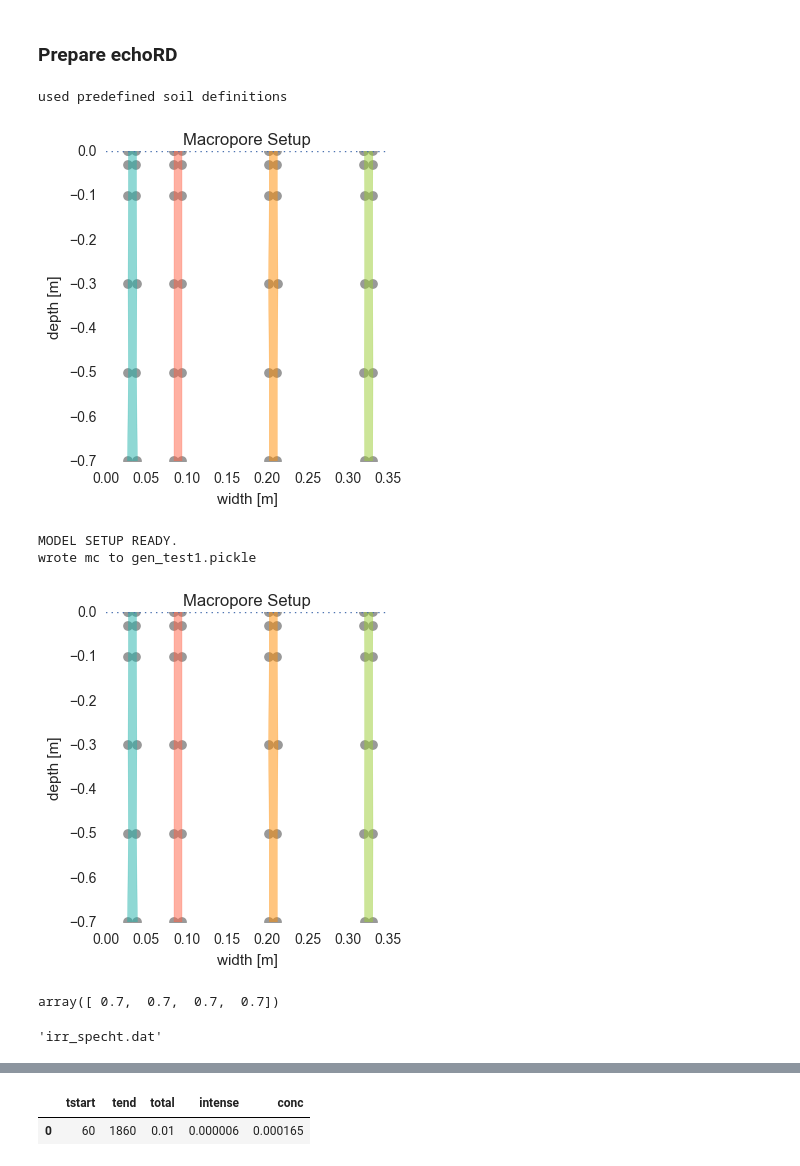
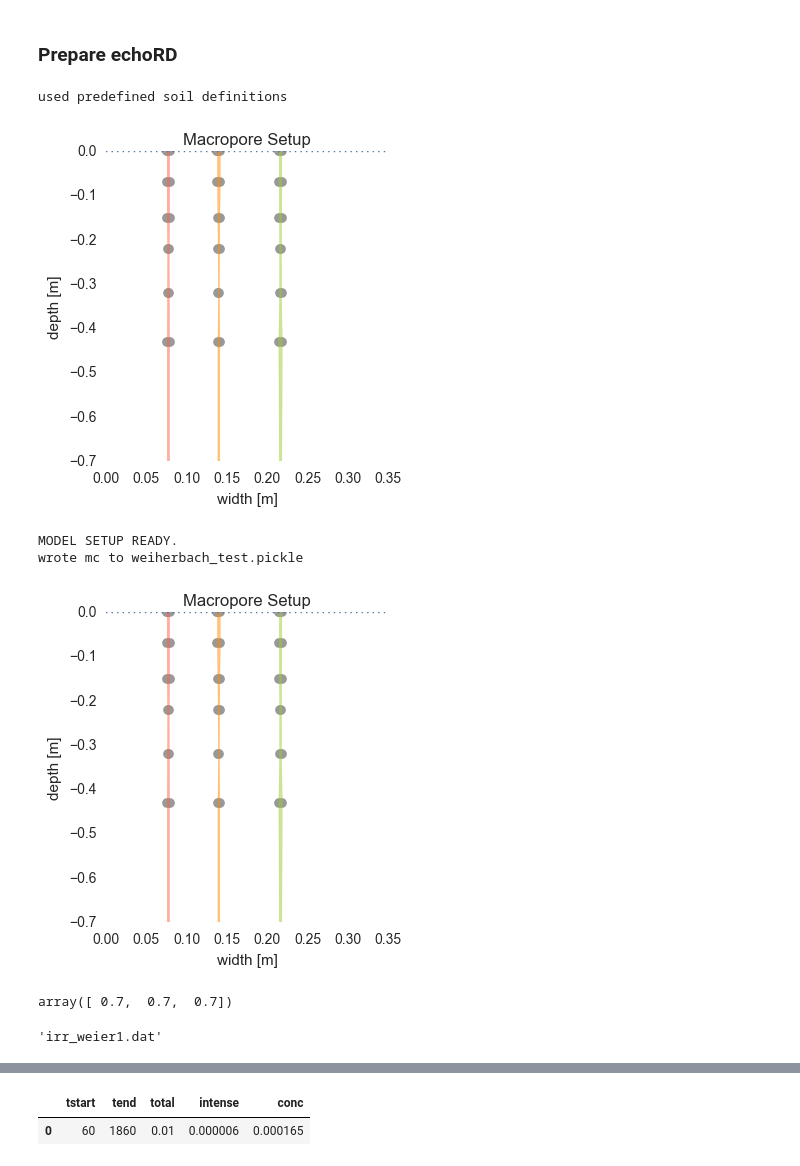
Before and after one commit to cojacoo/testcases_echoRD, a Jupyter notebook: echoRD2D_tests_prep_py3.ipynb, the cells around one changed output, grey strips where cells are left out. Saved outputs shown, nothing was run; the diff lists cells and outputs as text; code cells hidden in the pictures.

```diff
--- a/echoRD2D_tests_prep_py3.ipynb
+++ b/echoRD2D_tests_prep_py3.ipynb
@@ -33,29 +33,29 @@ except:
 # %%
 #connect to echoRD
 import run_echoRD as rE
 #connect and load project
-[dr,mc,mcp,pdyn,cinf,vG]=rE.loadconnect(pathdir='../',mcinif='mcini_gen1',experimental=True)
-mc=rE.preproc_echoRD(mc, dr, mcp,'gen_test1.pickle')
-runname='gen_test1'
+[dr,mc,mcp,pdyn,cinf,vG]=rE.loadconnect(pathdir='../',mcinif='mcini_weiherbach',experimental=True)
+mc=rE.preproc_echoRD(mc, dr, mcp,'weiherbach_test.pickle')
+runname='weiherbach_test'
 mc.advectref='Shipitalo'
 # %% [output]
 used predefined soil definitions
-[figure, old version]
+[figure, new version]
 MODEL SETUP READY.
-wrote mc to gen_test1.pickle
+wrote mc to weiherbach_test.pickle
 # %%
 import macropore_ini as mpo
 mpo.mac_plot(mc.macP,mc,'macs_'+runname+'.pdf')
 # %% [output]
-[figure, old version]
+[figure, new version]
 # %%
 mc.md_macdepth
 # %% [output]
-array([ 0.7,  0.7,  0.7,  0.7])
+array([ 0.7,  0.7,  0.7])
 # %%
 mc.precf
 # %% [output]
-'irr_specht.dat'
+'irr_weier1.dat'
 # %%
 imshow(mc.soilgrid,interpolation=None,cmap='jet')
 print(np.unique(mc.soilgrid))
```
Also changed, not shown: parts of 5 cells of this notebook, 1 other file.
